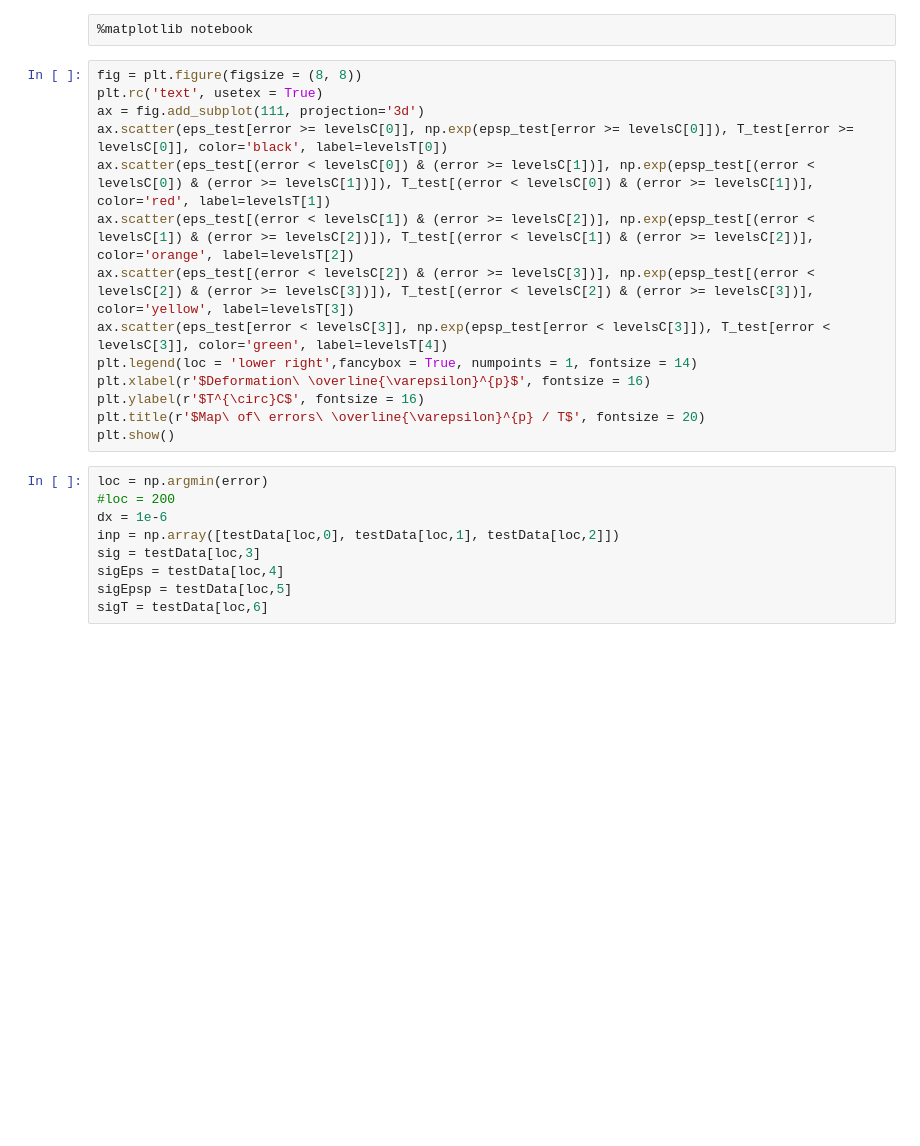
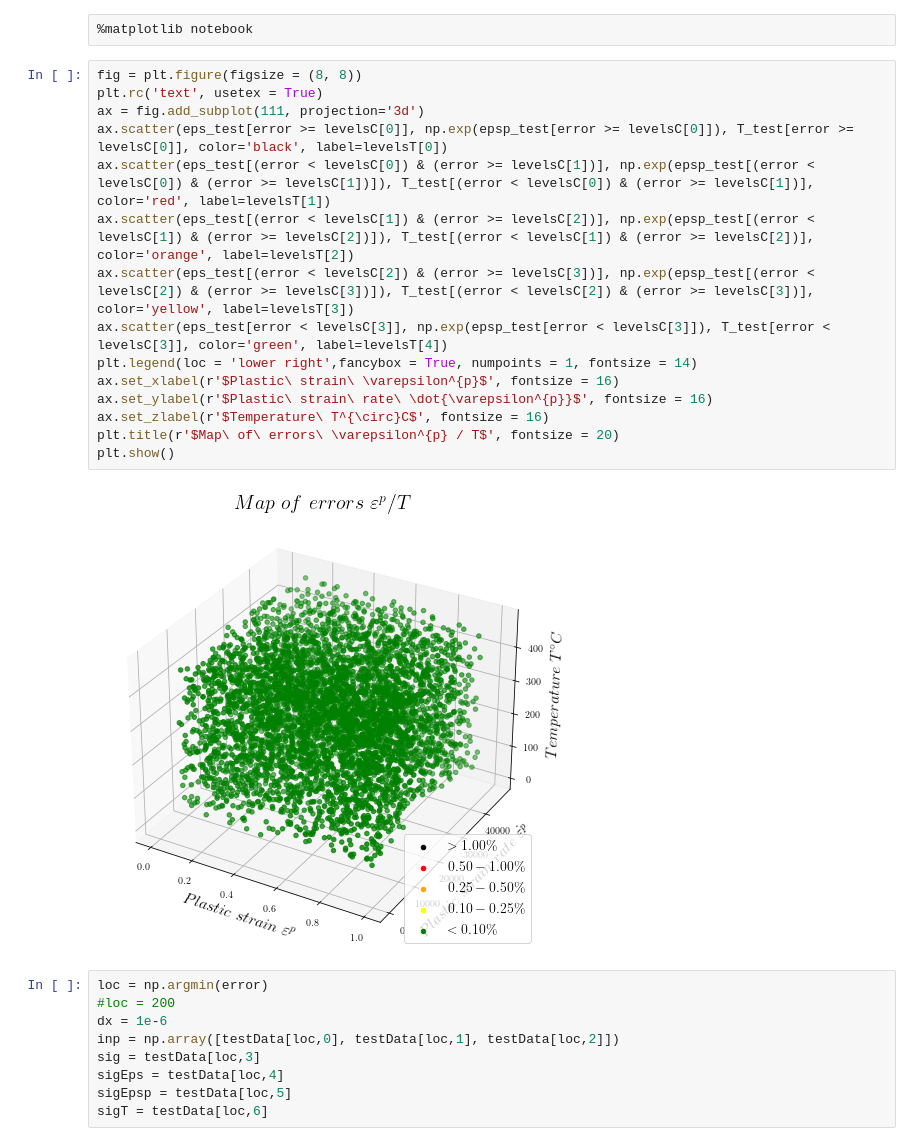
Before and after one commit to pantale/ANN-ConstitutiveLaw, a Jupyter notebook: ANN-JohnsonCook/Recompute-NN-2layers.ipynb, the cells around one changed output. Saved outputs shown, nothing was run; the diff lists cells and outputs as text; blank space fills up the shorter version.

```diff
--- a/ANN-JohnsonCook/Recompute-NN-2layers.ipynb
+++ b/ANN-JohnsonCook/Recompute-NN-2layers.ipynb
@@ -144,17 +203,20 @@ plt.show()
 # %%
 fig = plt.figure(figsize = (8, 8))
 plt.rc('text', usetex = True)
 ax = fig.add_subplot(111, projection='3d')
 ax.scatter(eps_test[error >= levelsC[0]], np.exp(epsp_test[error >= levelsC[0]]), T_test[error >= levelsC[0]], color='black', label=levelsT[0])
 ax.scatter(eps_test[(error < levelsC[0]) & (error >= levelsC[1])], np.exp(epsp_test[(error < levelsC[0]) & (error >= levelsC[1])]), T_test[(error < levelsC[0]) & (error >= levelsC[1])], color='red', label=levelsT[1])
 ax.scatter(eps_test[(error < levelsC[1]) & (error >= levelsC[2])], np.exp(epsp_test[(error < levelsC[1]) & (error >= levelsC[2])]), T_test[(error < levelsC[1]) & (error >= levelsC[2])], color='orange', label=levelsT[2])
 ax.scatter(eps_test[(error < levelsC[2]) & (error >= levelsC[3])], np.exp(epsp_test[(error < levelsC[2]) & (error >= levelsC[3])]), T_test[(error < levelsC[2]) & (error >= levelsC[3])], color='yellow', label=levelsT[3])
 ax.scatter(eps_test[error < levelsC[3]], np.exp(epsp_test[error < levelsC[3]]), T_test[error < levelsC[3]], color='green', label=levelsT[4])
 plt.legend(loc = 'lower right',fancybox = True, numpoints = 1, fontsize = 14)
-plt.xlabel(r'$Deformation\ \overline{\varepsilon}^{p}$', fontsize = 16)
-plt.ylabel(r'$T^{\circ}C$', fontsize = 16)
-plt.title(r'$Map\ of\ errors\ \overline{\varepsilon}^{p} / T$', fontsize = 20)
+ax.set_xlabel(r'$Plastic\ strain\ \varepsilon^{p}$', fontsize = 16)
+ax.set_ylabel(r'$Plastic\ strain\ rate\ \dot{\varepsilon^{p}}$', fontsize = 16)
+ax.set_zlabel(r'$Temperature\ T^{\circ}C$', fontsize = 16)
+plt.title(r'$Map\ of\ errors\ \varepsilon^{p} / T$', fontsize = 20)
 plt.show()
+# %% [output]
+[figure, added]
 # %%
 loc = np.argmin(error)
 #loc = 200
```
Also changed, not shown: parts of 48 cells of this notebook, 2 other files.
